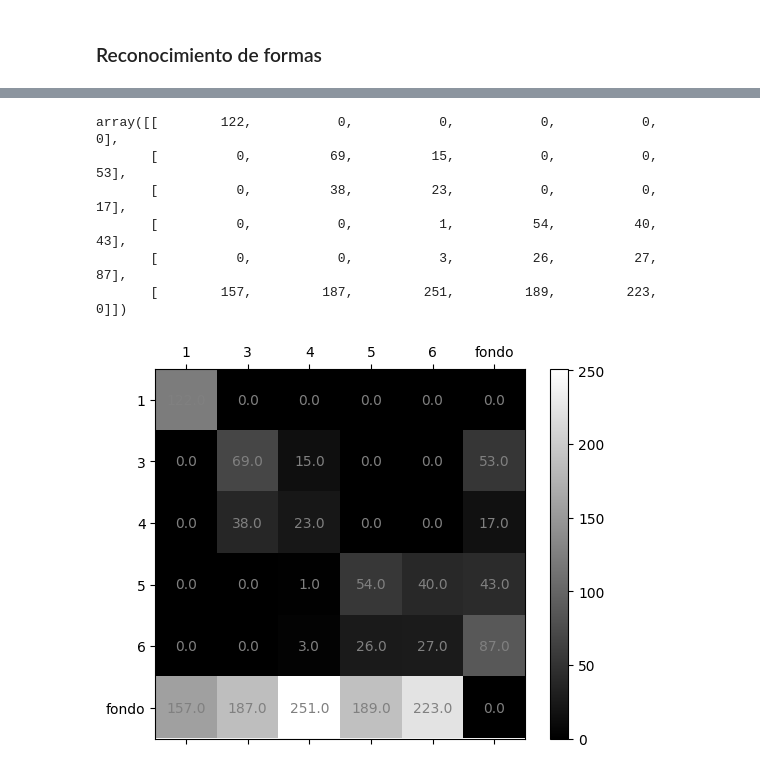
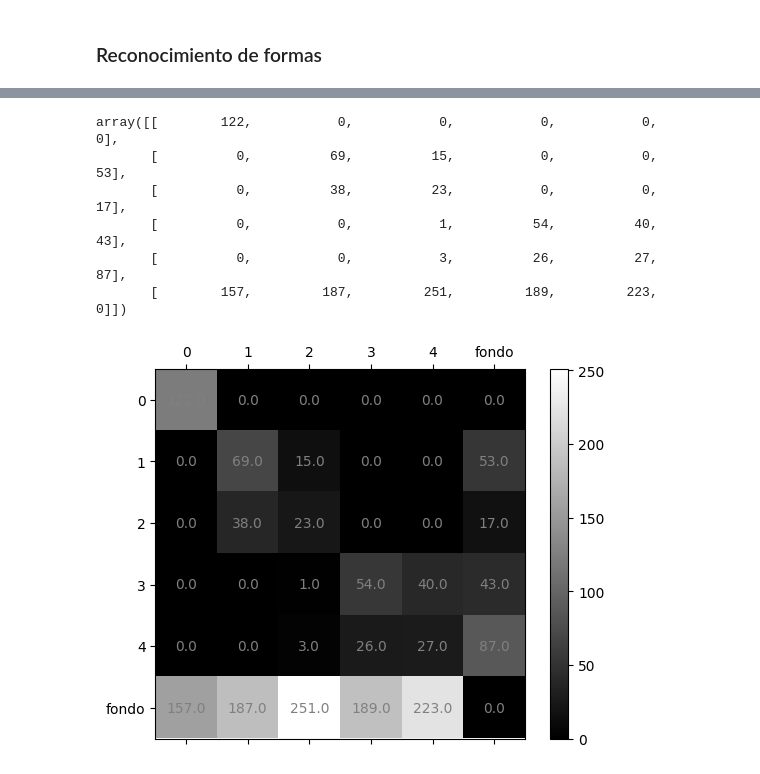
Before and after one commit to flightcomp/eia, a Jupyter notebook: pria/vision/identificacion_de_objetos.ipynb, the cells around one changed output, grey strips where cells are left out. Cells and saved outputs as stored; diff of their text form; code cells hidden in the pictures.

```diff
--- a/pria/vision/identificacion_de_objetos.ipynb
+++ b/pria/vision/identificacion_de_objetos.ipynb
@@ -230,34 +245,34 @@ Results saved to /home/roberto/GitClones/eia/pria/vision/runs/detect/train
 import numpy as np;
 
 confusion_matrix = results.confusion_matrix.matrix
 
 display(confusion_matrix);
 
 # Crear la figura y el eje
 fig, ax = plt.subplots()
 
 # Crear la imagen de la matriz de confusión
 cax = ax.matshow(confusion_matrix, cmap=plt.cm.gray)
 
 # Agregar una barra de color
 fig.colorbar(cax)
 
 # Establecer las etiquetas de los ejes
-ax.set_xticklabels([''] + ['1', '3', '4', '5', '6', 'fondo'])
-ax.set_yticklabels([''] + ['1', '3', '4', '5', '6', 'fondo'])
+ax.set_xticklabels([''] + ['0', '1', '2', '3', '4', 'fondo'])
+ax.set_yticklabels([''] + ['0', '1', '2', '3', '4', 'fondo'])
 
 # Mostrar los valores en la matriz
 for (i, j), val in np.ndenumerate(confusion_matrix):
     ax.text(j, i, f'{val}', ha='center', va='center', color='grey')
 
 # Mostrar la imagen
 plt.show()
 # %% [output]
 array([[        122,           0,           0,           0,           0,           0],
        [          0,          69,          15,           0,           0,          53],
        [          0,          38,          23,           0,           0,          17],
        [          0,           0,           1,          54,          40,          43],
        [          0,           0,           3,          26,          27,          87],
        [        157,         187,         251,         189,         223,           0]])
-[figure, old version]
+[figure, new version]
 # %%
```
Also changed, not shown: parts of 6 cells of this notebook, 13 other files.
